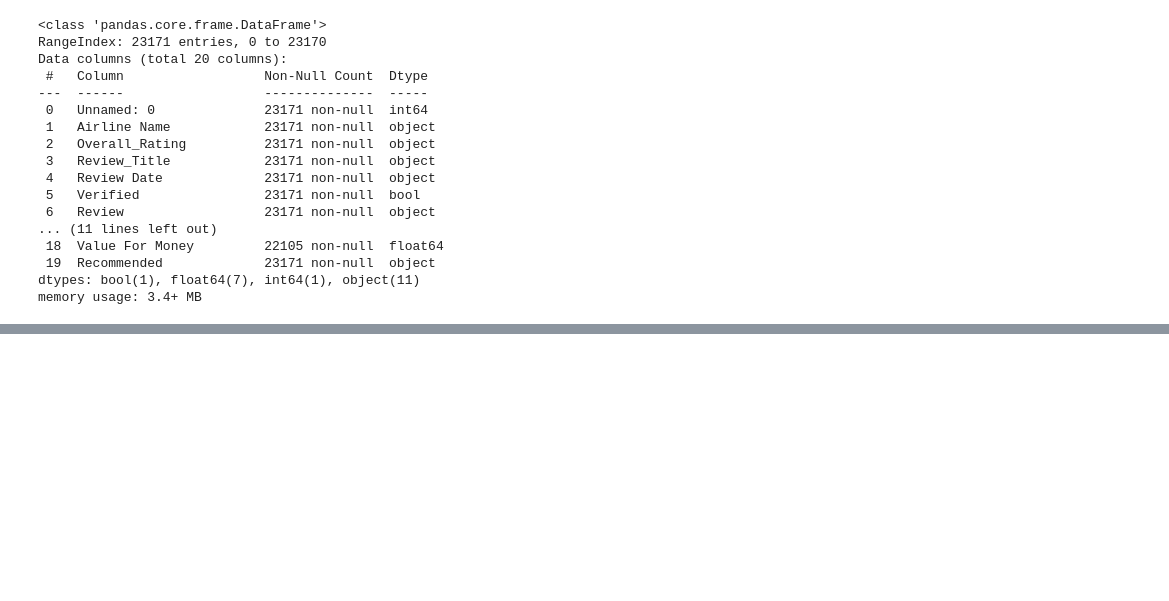
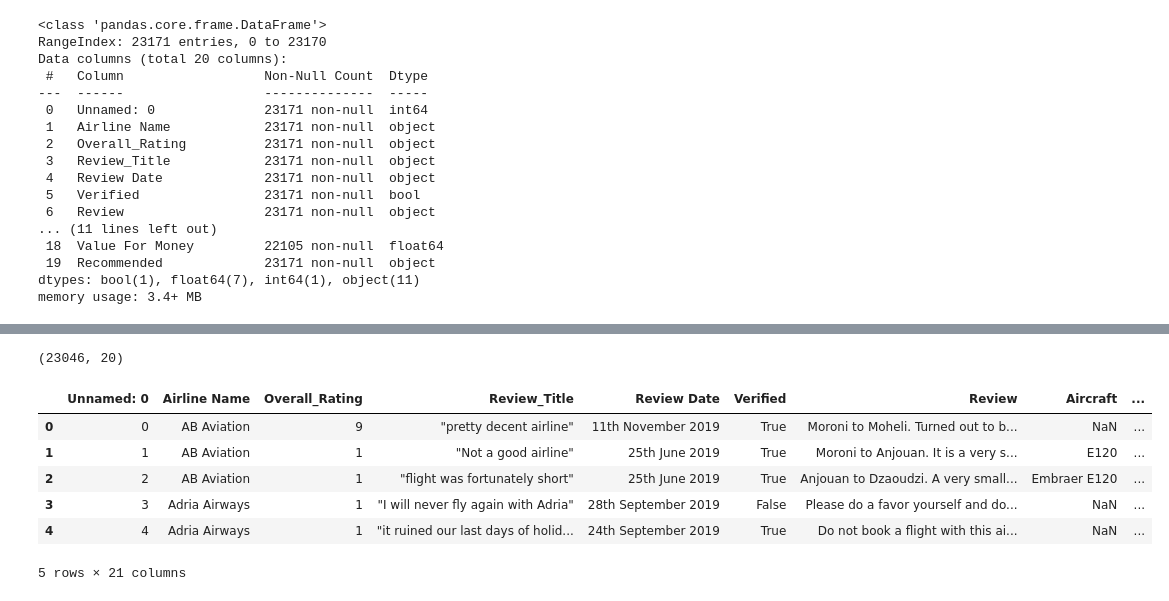
Before and after one commit to Amit-Maharjan/Sentiment-Analysis-on-Airline-Reviews, a Jupyter notebook: Sentiment Analysis on Airline Reviews.ipynb, the cells around one changed output, grey strips where cells are left out. Drawn from its saved outputs; the diff is of its cells as text; code cells hidden in the pictures; blank space fills up the shorter version.

```diff
--- a/Sentiment Analysis on Airline Reviews.ipynb
+++ b/Sentiment Analysis on Airline Reviews.ipynb
@@ -61,0 +85,4 @@ memory usage: 3.4+ MB
+# %%
+df.shape
+# %% [output]
+(23046, 20)
@@ -61,0 +103,10 @@ memory usage: 3.4+ MB
+# %%
+df.head()
+# %% [output]
+|  | Unnamed: 0 | Airline Name | Overall_Rating | Review_Title | Review Date | Verified | Review | Aircraft | ... |
+| 0 | 0 | AB Aviation | 9 | "pretty decent airline" | 11th November 2019 | True | Moroni to Moheli. Turned out to b... | NaN | ... |
+| 1 | 1 | AB Aviation | 1 | "Not a good airline" | 25th June 2019 | True | Moroni to Anjouan. It is a very s... | E120 | ... |
+| 2 | 2 | AB Aviation | 1 | "flight was fortunately short" | 25th June 2019 | True | Anjouan to Dzaoudzi. A very small... | Embraer E120 | ... |
+| 3 | 3 | Adria Airways | 1 | "I will never fly again with Adria" | 28th September 2019 | False | Please do a favor yourself and do... | NaN | ... |
+| 4 | 4 | Adria Airways | 1 | "it ruined our last days of holid... | 24th September 2019 | True | Do not book a flight with this ai... | NaN | ... |
+5 rows × 21 columns
```
Also changed, not shown: parts of 29 cells of this notebook.
